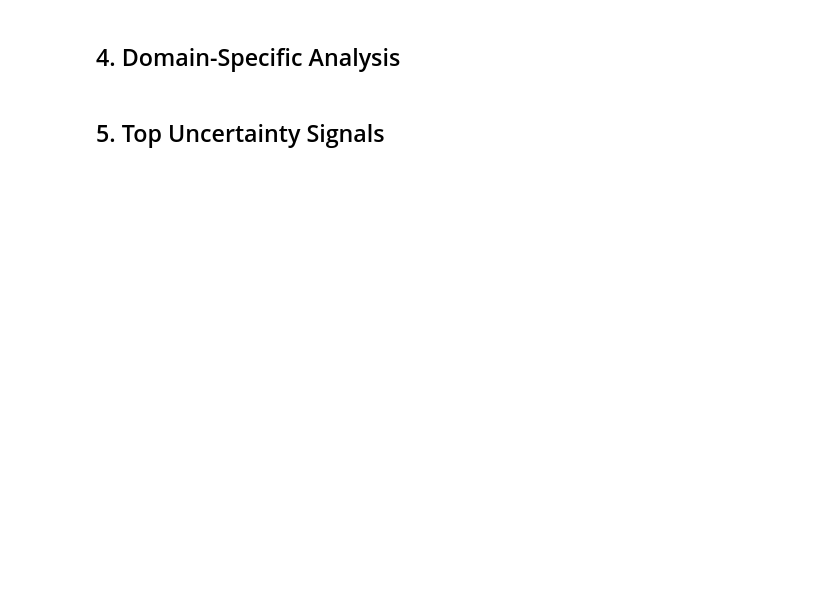
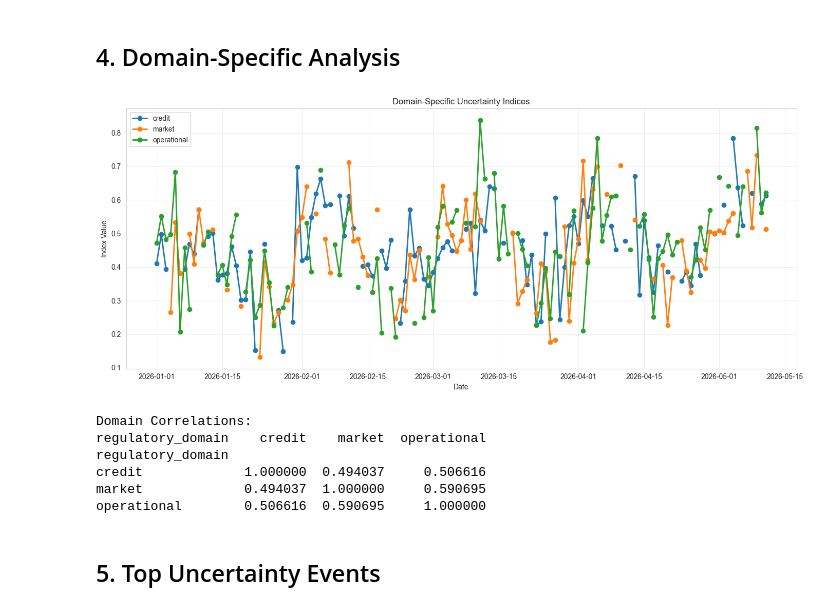
Before and after one commit to Yuri-Fernando/TRINITY, a Jupyter notebook: notebooks/exploratory_analysis.ipynb, the cells around one changed output. Cells and saved outputs as stored; diff of their text form; code cells hidden in the pictures; blank space fills up the shorter version.

```diff
--- a/notebooks/exploratory_analysis.ipynb
+++ b/notebooks/exploratory_analysis.ipynb
@@ -267,4 +156,35 @@ print(df_scores.groupby('regulatory_domain').agg({
+# %%
+# Daily index by domain
+daily_by_domain = df.groupby([df['timestamp'].dt.date, 'regulatory_domain'])['score'].mean().unstack()
+daily_by_domain.index = pd.to_datetime(daily_by_domain.index)
+
+fig, ax = plt.subplots(figsize=(14, 6))
+
+for domain in daily_by_domain.columns:
+    ax.plot(daily_by_domain.index, daily_by_domain[domain], marker='o', label=domain, linewidth=2)
+
+ax.set_title('Domain-Specific Uncertainty Indices')
+ax.set_xlabel('Date')
+ax.set_ylabel('Index Value')
+ax.legend()
+ax.grid(True, alpha=0.3)
+
+plt.tight_layout()
+plt.show()
+
+# Correlation matrix
+correlation = daily_by_domain.corr()
+print(f"\nDomain Correlations:")
+print(correlation)
+# %% [output]
+[figure, added]
+Domain Correlations:
+regulatory_domain    credit    market  operational
+regulatory_domain
+credit             1.000000  0.494037     0.506616
+market             0.494037  1.000000     0.590695
+operational        0.506616  0.590695     1.000000
 # %% [markdown]
-## 5. Top Uncertainty Signals
+## 5. Top Uncertainty Events
 # %%
 # Top HIGH/CRITICAL documents
```
Also changed, not shown: parts of 22 cells of this notebook, 3 other files.
